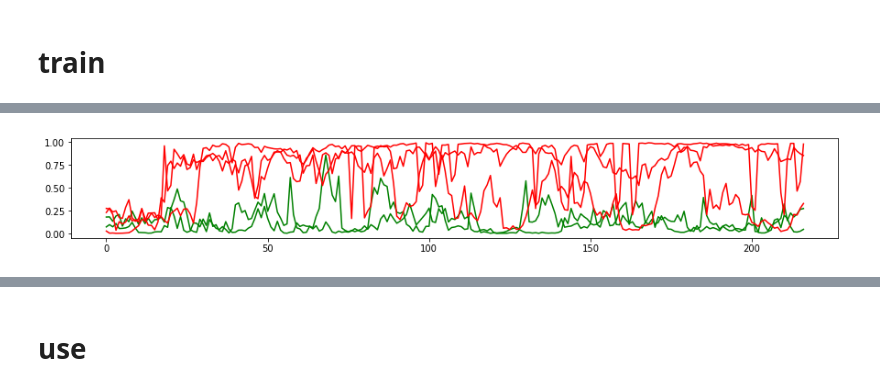
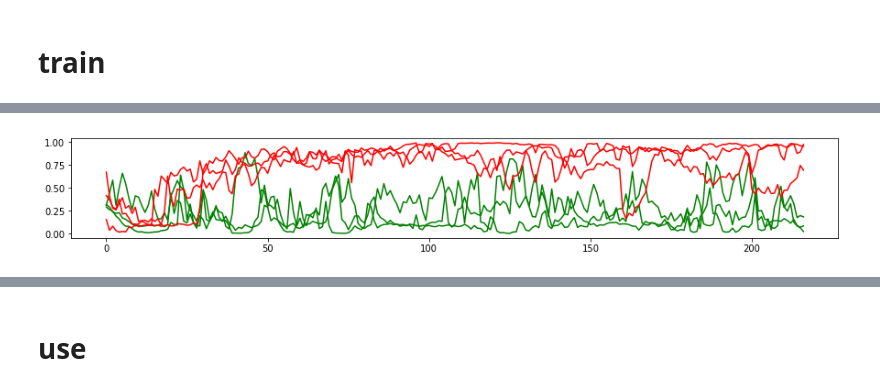
Before and after one commit to nuru-nu/moyo, a Jupyter notebook: notebooks/tf.ipynb, the cells around one changed output, grey strips where cells are left out. Drawn from its saved outputs; the diff is of its cells as text; code cells hidden in the pictures.

```diff
--- a/notebooks/tf.ipynb
+++ b/notebooks/tf.ipynb
@@ -174 +244,21 @@ conf_base = TfConf(
+# %%
+def mean_std(results, metric):
+    values = np.array([result.metrics[metric] for result in results])
+    return values.mean(), values.std()
+
+def experiments(confs, keys):
+    results = []
+    for i, conf in enumerate(confs):
+        name = '-'.join([str(conf.data[k]) for k in keys])
+        print('#%03d %20s' % (i, name), end=': ')
+        results.append([])
+        for j in range(conf.runs):
+            t0 = time.time()
+            result = train_eval(conf)
+            result.metrics['dt'] = time.time() - t0
+            results[-1].append(result)
+            print('%.4f' % result.metrics['accuracy'], end=', ')
+        print(' -> %.4f ± %.4f' % mean_std(results[-1], 'accuracy'), end=' ')
+        print(' [%.1fs ± %.1fs]' % mean_std(results[-1], 'dt'))
+    return results
 # %% [markdown]
@@ -308,13 +293,29 @@ models['none'][0].save(os.path.join(model_dir, 'to_none_linear.h5'))
 # %%
-def plot_df(df, name, i):
+def save(name, result):
+    """Stores {name}.h5 & {name}_*.json in `model_dir`."""
+    result.model.save(os.path.join(model_dir, '{}.h5'.format(name)))
+    for what, d in (('conf', result.conf.data), ('metrics', result.metrics),
+                    ('history', result.history)):
+        with open(os.path.join(model_dir, '{}_{}.json'.format(name, what)), 'w') as f:
+            json.dump(util.pythonize(d), f, indent=2)
+
+def plot_df(result, df):
+    """Plots pos/neg traces from `df`."""
     plt.figure(figsize=(15, 2))
-    ds = feature_f_by_name[name](df)
     i0 = 0
     cols = {1.: 'r', 0.: 'g'}
+    ds = make_ds(result.conf, df)
     for idx in ds.idxs:
         x = ds.x[i0:i0+idx]
         y = ds.y[i0:i0+idx]
         assert y.min() == y.max()
-        y_ = models[name][i].predict(x)
+        y_ = result.model.predict(x)
         plt.plot(y_[:, 1], cols[y.min()])
         i0 += idx
+# %%
+conf = conf_base.spawn(experiment='preprocessors', verbose=0, epochs=2)
+results = experiments([
+    conf.spawn(classes=classes, preprocessor=preprocessor)
+    for classes in ('t_o', 'tm_o')
+    for preprocessor in ('none', 'wp_20_20', 'wp_10_10', 'wp_50_20', 'wp_20_50')
+], ('classes', 'preprocessor',))
@@ -321,4 +333,5 @@ def plot_df(df, name, i):
 # %%
-plot_df(ab_test.df, 'none', 2)
+plot_df(results[7][2], ab_test.df)
+save('tmo_wp_10_10_linear', results[7][2])
 # %% [output]
-[figure, old version]
+[figure, new version]
```
Also changed, not shown: parts of 33 cells of this notebook, 8 other files.
